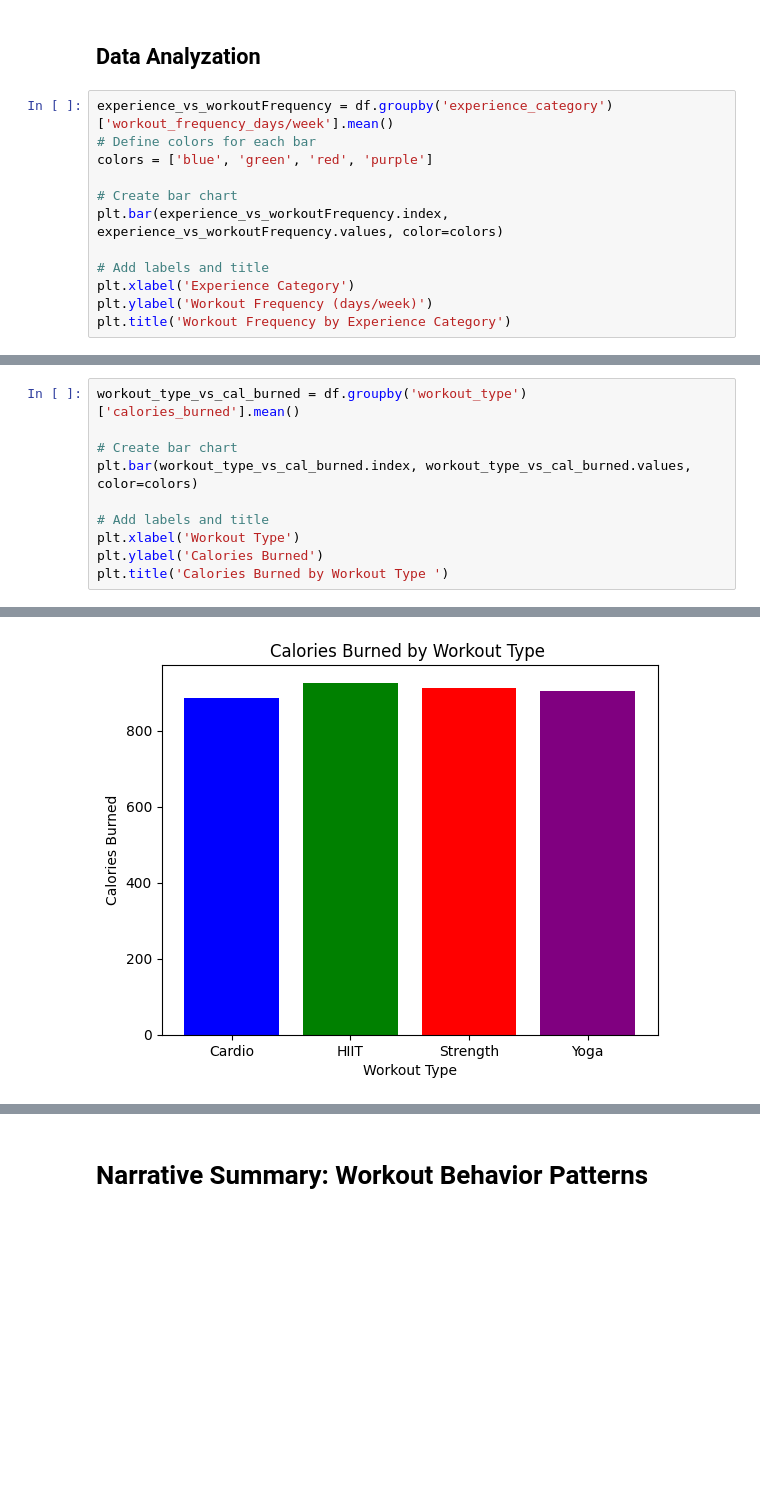
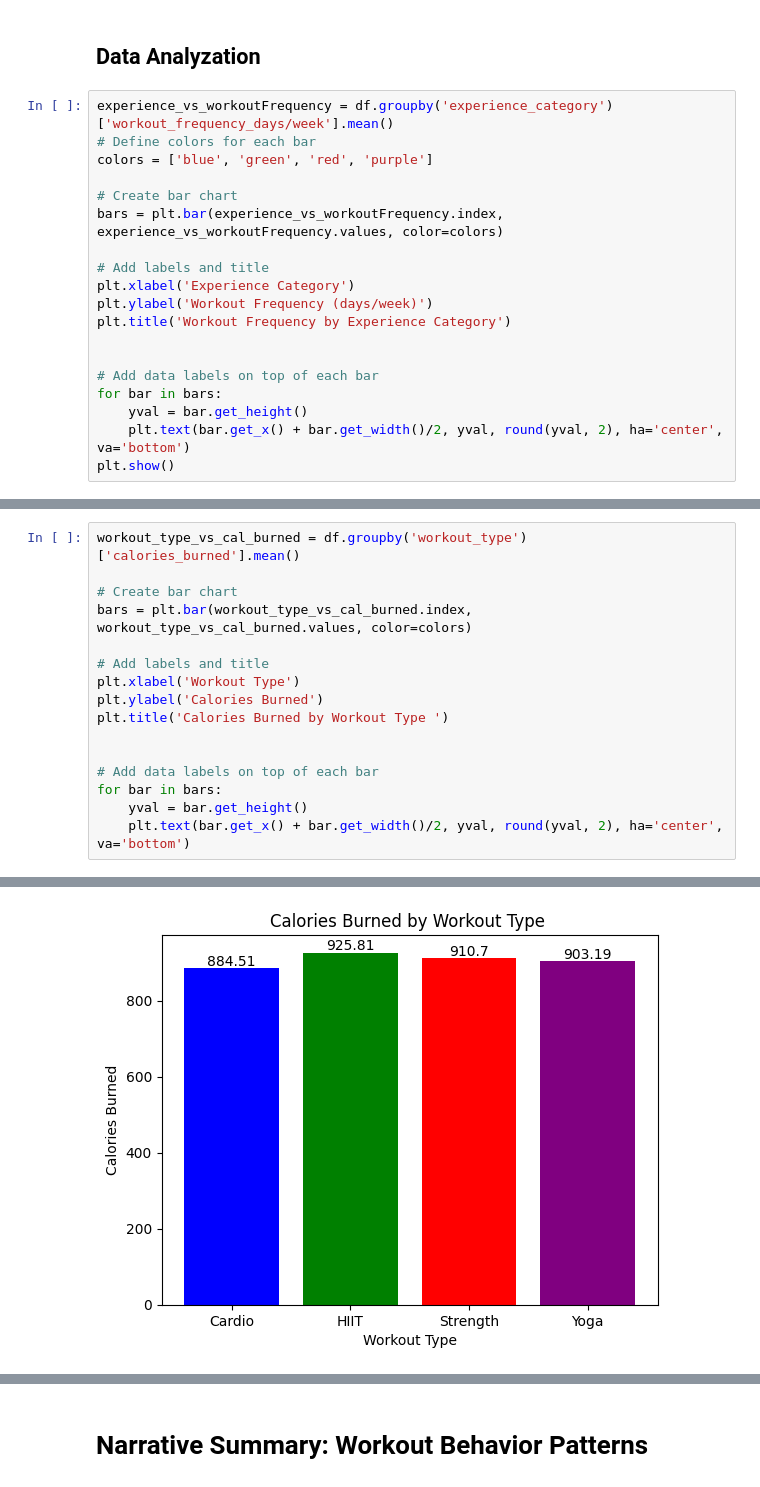
Before and after one commit to Alexx009/WebScraperiz, a Jupyter notebook: Workout Behavior Patterns.ipynb, the cells around one changed output, grey strips where cells are left out. Cells and saved outputs as stored; diff of their text form; blank space fills up the shorter version.

```diff
--- a/Workout Behavior Patterns.ipynb
+++ b/Workout Behavior Patterns.ipynb
@@ -62,10 +62,17 @@ experience_vs_workoutFrequency = df.groupby('experience_category')['workout_freq
 colors = ['blue', 'green', 'red', 'purple']
 
 # Create bar chart
-plt.bar(experience_vs_workoutFrequency.index, experience_vs_workoutFrequency.values, color=colors)
+bars = plt.bar(experience_vs_workoutFrequency.index, experience_vs_workoutFrequency.values, color=colors)
 
 # Add labels and title
 plt.xlabel('Experience Category')
 plt.ylabel('Workout Frequency (days/week)')
 plt.title('Workout Frequency by Experience Category')
+
+
+# Add data labels on top of each bar
+for bar in bars:
+    yval = bar.get_height()
+    plt.text(bar.get_x() + bar.get_width()/2, yval, round(yval, 2), ha='center', va='bottom')
+plt.show()
 # %% [output]
@@ -75,10 +81,16 @@ Text(0.5, 1.0, 'Workout Frequency by Experience Category')
 workout_type_vs_cal_burned = df.groupby('workout_type')['calories_burned'].mean()
 
 # Create bar chart
-plt.bar(workout_type_vs_cal_burned.index, workout_type_vs_cal_burned.values, color=colors)
+bars = plt.bar(workout_type_vs_cal_burned.index, workout_type_vs_cal_burned.values, color=colors)
 
 # Add labels and title
 plt.xlabel('Workout Type')
 plt.ylabel('Calories Burned')
 plt.title('Calories Burned by Workout Type ')
+
+
+# Add data labels on top of each bar
+for bar in bars:
+    yval = bar.get_height()
+    plt.text(bar.get_x() + bar.get_width()/2, yval, round(yval, 2), ha='center', va='bottom')
 # %% [output]
@@ -86,4 +97,4 @@ Text(0.5, 1.0, 'Calories Burned by Workout Type ')
-[figure, old version]
+[figure, new version]
 # %%
 ses_dur_vs_fat_perc = df.groupby('session_duration_hours')['fat_percentage'].mean()
 
```
Also changed, not shown: parts of 3 cells of this notebook.
